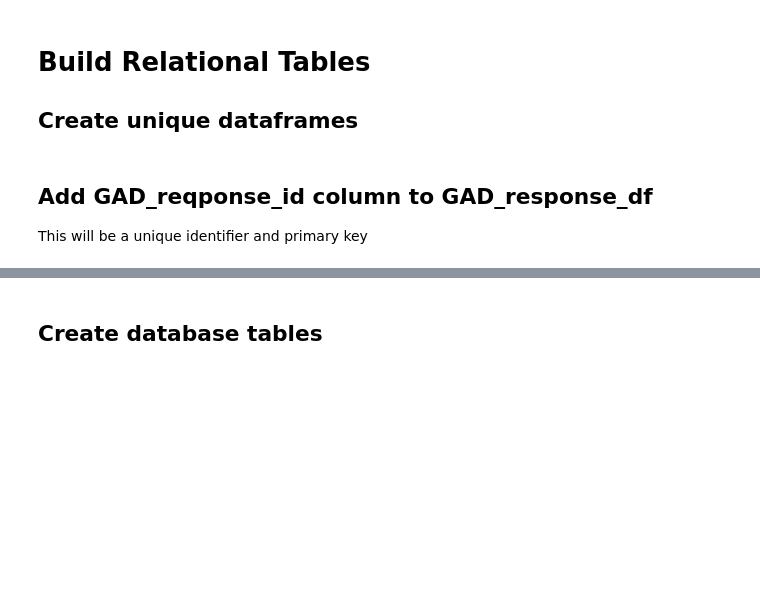
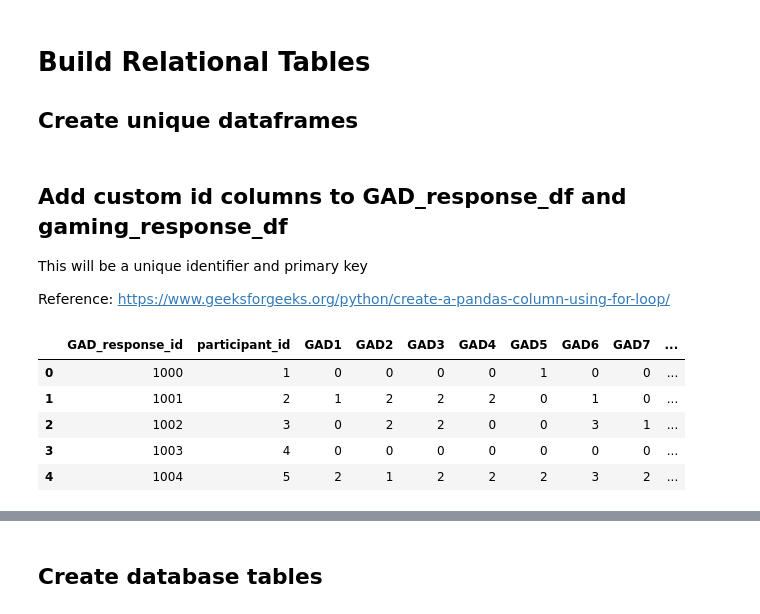
Before and after one commit to amallred/gaming-mental-health-analysis, a Jupyter notebook: notebooks/gad_eda.ipynb, the cells around one changed output, grey strips where cells are left out. Cells and saved outputs as stored; diff of their text form; code cells hidden in the pictures; blank space fills up the shorter version.

```diff
--- a/notebooks/gad_eda.ipynb
+++ b/notebooks/gad_eda.ipynb
@@ -154,5 +154,34 @@ region_df = (
 # it recommended using dictionaries to set them up to make it easier to
 # read and maintain. I did this for the longer descriptions
 # %% [markdown]
-## Add GAD_reqponse_id column to GAD_response_df
+## Add custom id columns to GAD_response_df and gaming_response_df
 This will be a unique identifier and primary key
+
+Reference: https://www.geeksforgeeks.org/python/create-a-pandas-column-using-for-loop/
+# %%
+def add_custom_id_column(dataframe, new_col_name, first_id_no):
+    if new_col_name in dataframe:
+        return
+    else:
+        new_col_data = []
+        id_no = first_id_no
+
+        for participant in dataframe['participant_id']:
+            new_col_data.append(id_no)
+            id_no += 1
+
+        dataframe[new_col_name] = new_col_data
+
+        col_to_move = dataframe.pop(new_col_name)
+        dataframe.insert(0, new_col_name, col_to_move)
+
+add_custom_id_column(GAD_response_df, 'GAD_response_id', 1000)
+
+GAD_response_df.head()
+# %% [output]
+|  | GAD_response_id | participant_id | GAD1 | GAD2 | GAD3 | GAD4 | GAD5 | GAD6 | GAD7 | ... |
+| 0 | 1000 | 1 | 0 | 0 | 0 | 0 | 1 | 0 | 0 | ... |
+| 1 | 1001 | 2 | 1 | 2 | 2 | 2 | 0 | 1 | 0 | ... |
+| 2 | 1002 | 3 | 0 | 2 | 2 | 0 | 0 | 3 | 1 | ... |
+| 3 | 1003 | 4 | 0 | 0 | 0 | 0 | 0 | 0 | 0 | ... |
+| 4 | 1004 | 5 | 2 | 1 | 2 | 2 | 2 | 3 | 2 | ... |
```
Also changed, not shown: parts of 24 cells of this notebook, 3 other files.
